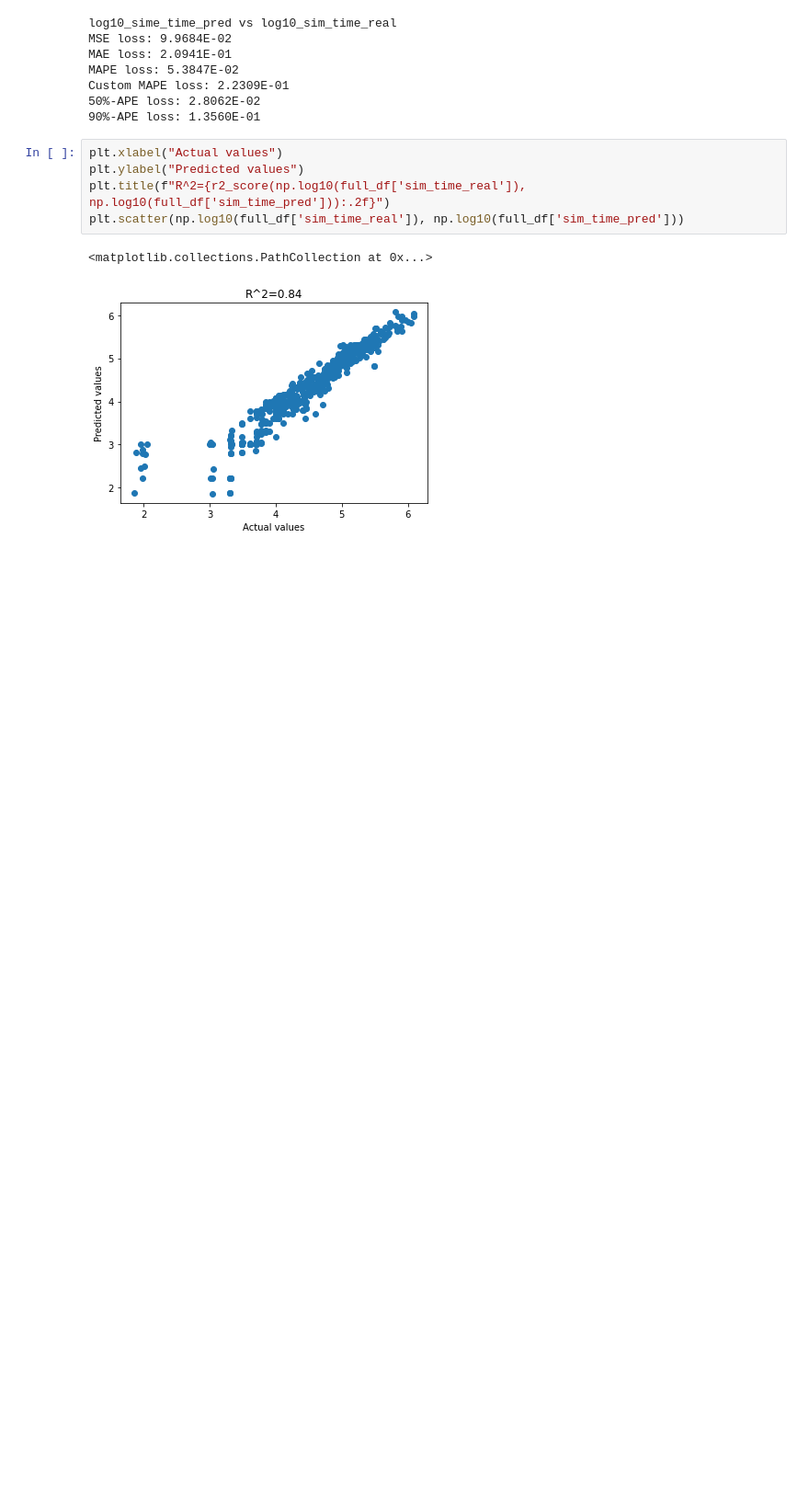
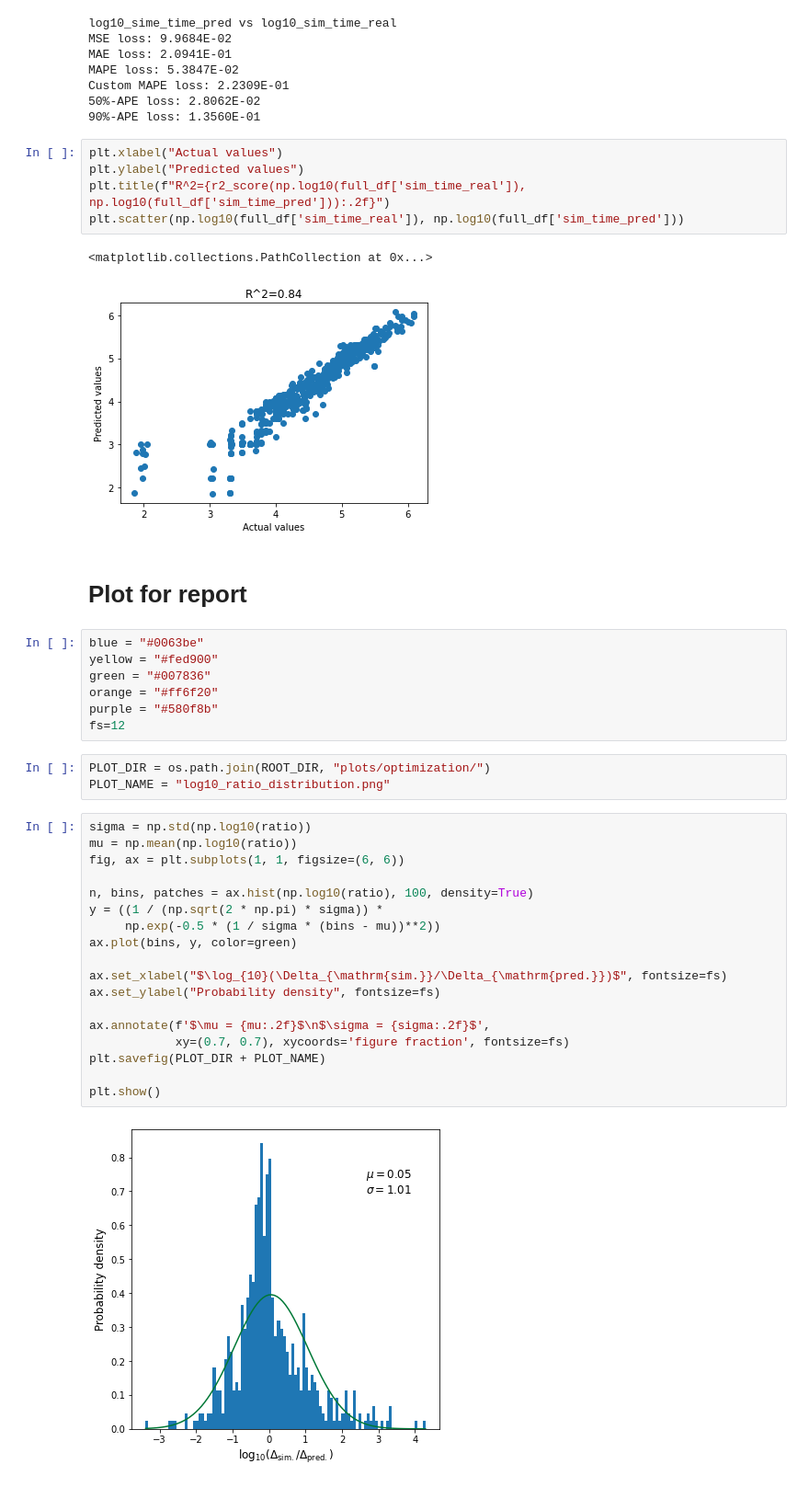
Before and after one commit to CS-433/ml-project-2-aiidalearn, a Jupyter notebook: code/optimization/results.ipynb, the cells around one changed output. Shown at 92% size. Drawn from its saved outputs; the diff is of its cells as text; blank space fills up the shorter version.

```diff
--- a/code/optimization/results.ipynb
+++ b/code/optimization/results.ipynb
@@ -299,3 +299,35 @@ plt.scatter(np.log10(full_df['sim_time_real']), np.log10(full_df['sim_time_pred'
 # %% [output]
 <matplotlib.collections.PathCollection at 0x...>
 [figure]
+# %% [markdown]
+# Plot for report
+# %%
+blue = "#0063be"
+yellow = "#fed900"
+green = "#007836"
+orange = "#ff6f20"
+purple = "#580f8b"
+fs=12
+# %%
+PLOT_DIR = os.path.join(ROOT_DIR, "plots/optimization/")
+PLOT_NAME = "log10_ratio_distribution.png"
+# %%
+sigma = np.std(np.log10(ratio))
+mu = np.mean(np.log10(ratio))
+fig, ax = plt.subplots(1, 1, figsize=(6, 6))
+
+n, bins, patches = ax.hist(np.log10(ratio), 100, density=True)
+y = ((1 / (np.sqrt(2 * np.pi) * sigma)) *
+     np.exp(-0.5 * (1 / sigma * (bins - mu))**2))
+ax.plot(bins, y, color=green)
+
+ax.set_xlabel("$\log_{10}(\Delta_{\mathrm{sim.}}/\Delta_{\mathrm{pred.}})$", fontsize=fs)
+ax.set_ylabel("Probability density", fontsize=fs)
+
+ax.annotate(f'$\mu = {mu:.2f}$\n$\sigma = {sigma:.2f}$',
+            xy=(0.7, 0.7), xycoords='figure fraction', fontsize=fs)
+plt.savefig(PLOT_DIR + PLOT_NAME)
+
+plt.show()
+# %% [output]
+[figure, added]
```
Also changed, not shown: parts of 1 cell of this notebook, 6 other files.
